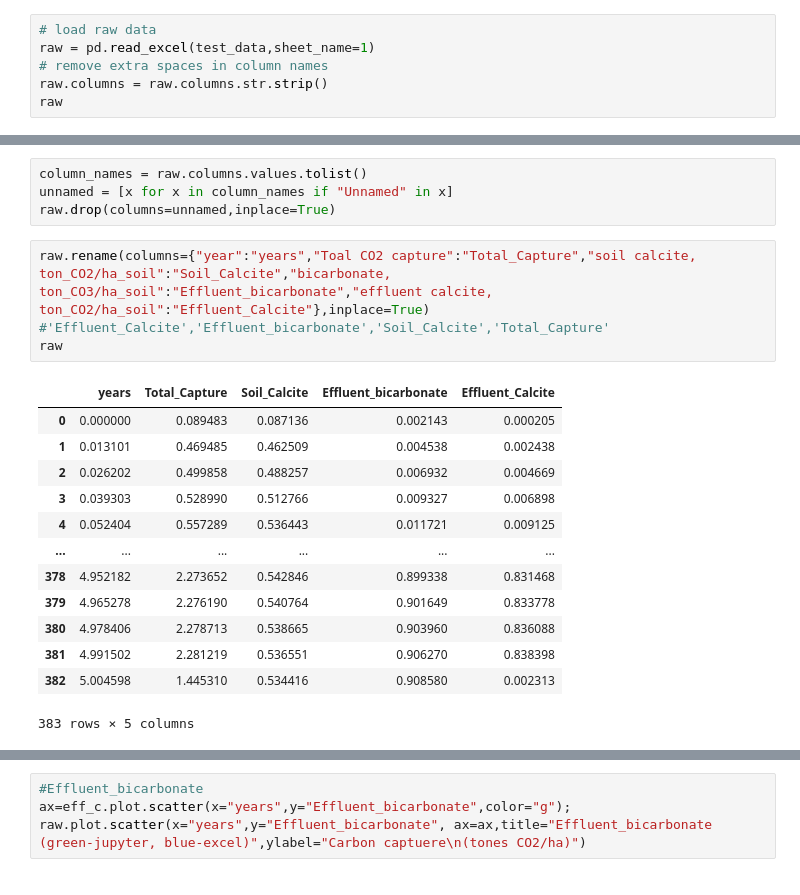
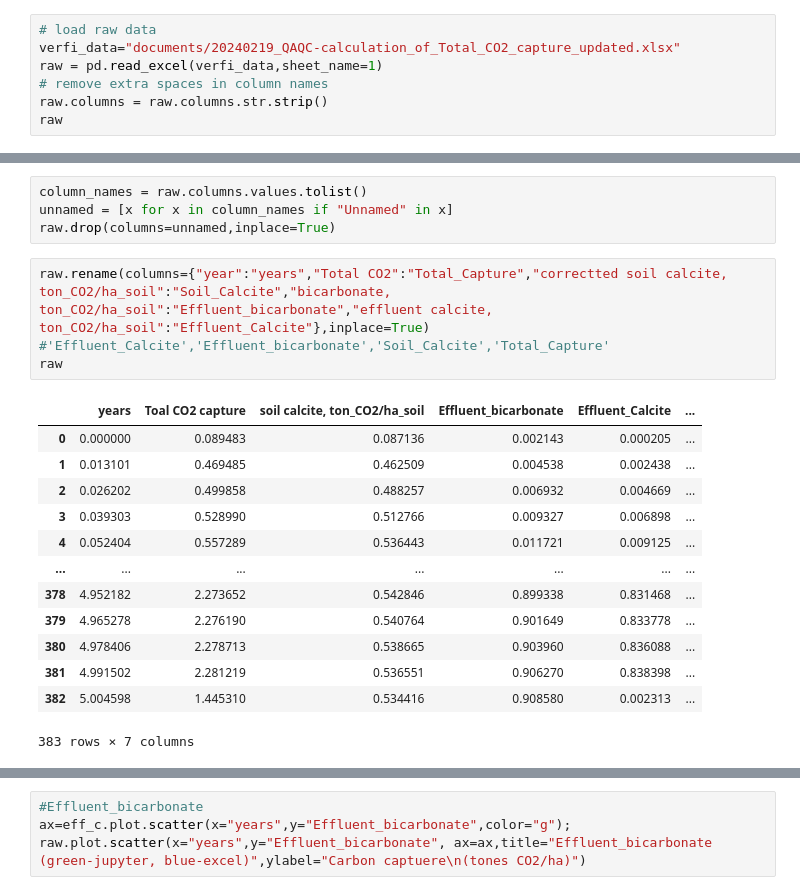
Before and after one commit to Geochemical-Modeling/PHREEQC_dataviz, a Jupyter notebook: co2capture_verfication.ipynb, the cells around one changed output, grey strips where cells are left out. Drawn from its saved outputs; the diff is of its cells as text.

```diff
--- a/co2capture_verfication.ipynb
+++ b/co2capture_verfication.ipynb
@@ -117,7 +117,8 @@ eff_c.to_csv("co2capature_verfication.csv")
 ## Verfication
 # %%
 # load raw data
-raw = pd.read_excel(test_data,sheet_name=1)
+verfi_data="documents/20240219_QAQC-calculation_of_Total_CO2_capture_updated.xlsx"
+raw = pd.read_excel(verfi_data,sheet_name=1)
 # remove extra spaces in column names
 raw.columns = raw.columns.str.strip()
 raw
@@ -140,23 +141,23 @@ column_names = raw.columns.values.tolist()
 unnamed = [x for x in column_names if "Unnamed" in x]
 raw.drop(columns=unnamed,inplace=True)
 # %%
-raw.rename(columns={"year":"years","Toal CO2 capture":"Total_Capture","soil calcite, ton_CO2/ha_soil":"Soil_Calcite","bicarbonate, ton_CO3/ha_soil":"Effluent_bicarbonate","effluent calcite, ton_CO2/ha_soil":"Effluent_Calcite"},inplace=True)
+raw.rename(columns={"year":"years","Total CO2":"Total_Capture","correctted soil calcite, ton_CO2/ha_soil":"Soil_Calcite","bicarbonate, ton_CO2/ha_soil":"Effluent_bicarbonate","effluent calcite, ton_CO2/ha_soil":"Effluent_Calcite"},inplace=True)
 #'Effluent_Calcite','Effluent_bicarbonate','Soil_Calcite','Total_Capture'
 raw
 # %% [output]
-|  | years | Total_Capture | Soil_Calcite | Effluent_bicarbonate | Effluent_Calcite |
-| 0 | 0.000000 | 0.089483 | 0.087136 | 0.002143 | 0.000205 |
-| 1 | 0.013101 | 0.469485 | 0.462509 | 0.004538 | 0.002438 |
-| 2 | 0.026202 | 0.499858 | 0.488257 | 0.006932 | 0.004669 |
-| 3 | 0.039303 | 0.528990 | 0.512766 | 0.009327 | 0.006898 |
-| 4 | 0.052404 | 0.557289 | 0.536443 | 0.011721 | 0.009125 |
-| ... | ... | ... | ... | ... | ... |
-| 378 | 4.952182 | 2.273652 | 0.542846 | 0.899338 | 0.831468 |
-| 379 | 4.965278 | 2.276190 | 0.540764 | 0.901649 | 0.833778 |
-| 380 | 4.978406 | 2.278713 | 0.538665 | 0.903960 | 0.836088 |
-| 381 | 4.991502 | 2.281219 | 0.536551 | 0.906270 | 0.838398 |
-| 382 | 5.004598 | 1.445310 | 0.534416 | 0.908580 | 0.002313 |
+|  | years | Toal CO2 capture | soil calcite, ton_CO2/ha_soil | Effluent_bicarbonate | Effluent_Calcite | ... |
+| 0 | 0.000000 | 0.089483 | 0.087136 | 0.002143 | 0.000205 | ... |
+| 1 | 0.013101 | 0.469485 | 0.462509 | 0.004538 | 0.002438 | ... |
+| 2 | 0.026202 | 0.499858 | 0.488257 | 0.006932 | 0.004669 | ... |
+| 3 | 0.039303 | 0.528990 | 0.512766 | 0.009327 | 0.006898 | ... |
+| 4 | 0.052404 | 0.557289 | 0.536443 | 0.011721 | 0.009125 | ... |
+| ... | ... | ... | ... | ... | ... | ... |
+| 378 | 4.952182 | 2.273652 | 0.542846 | 0.899338 | 0.831468 | ... |
+| 379 | 4.965278 | 2.276190 | 0.540764 | 0.901649 | 0.833778 | ... |
+| 380 | 4.978406 | 2.278713 | 0.538665 | 0.903960 | 0.836088 | ... |
+| 381 | 4.991502 | 2.281219 | 0.536551 | 0.906270 | 0.838398 | ... |
+| 382 | 5.004598 | 1.445310 | 0.534416 | 0.908580 | 0.002313 | ... |
-383 rows × 5 columns
+383 rows × 7 columns
 # %%
 # Soil_Caclcite
 eff_c["Soil_Calcite"]=eff_c["Soil_Calcite"]
```
Also changed, not shown: parts of 3 cells of this notebook, 1 other file.
